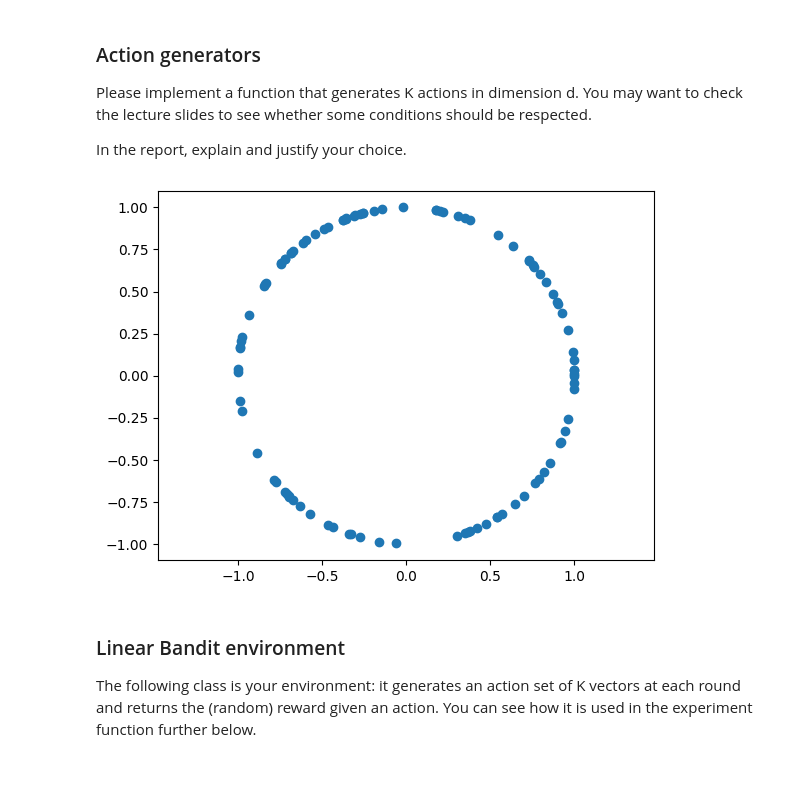
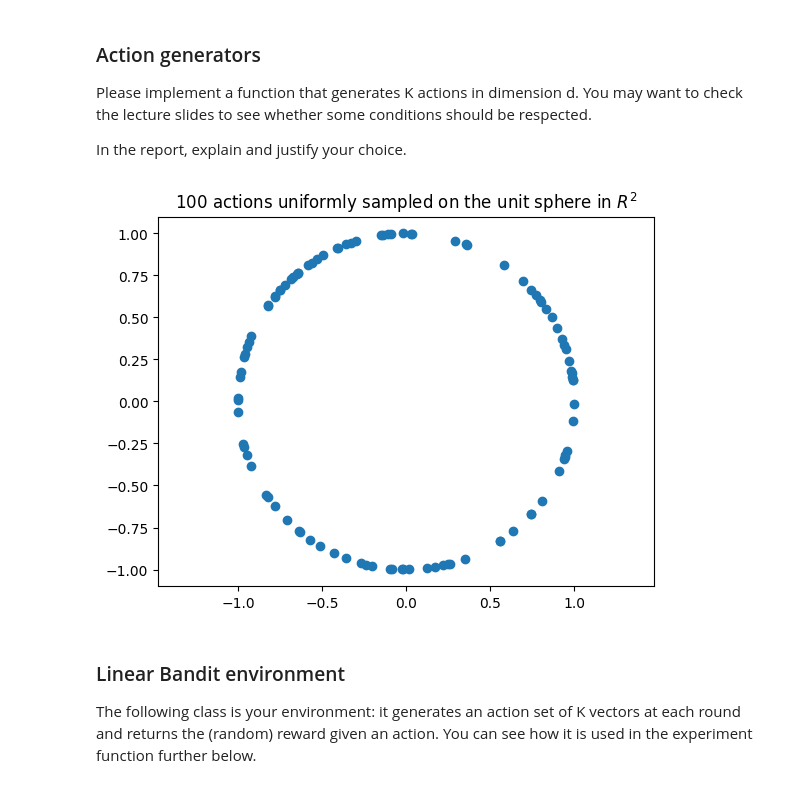
Before and after one commit to gregoirebechade/hw_rl, a Jupyter notebook: StochasticLinearBandits2024_companion_TBC.ipynb, the cells around one changed output. Drawn from its saved outputs; the diff is of its cells as text; code cells hidden in the pictures.

```diff
--- a/StochasticLinearBandits2024_companion_TBC.ipynb
+++ b/StochasticLinearBandits2024_companion_TBC.ipynb
@@ -65,26 +65,27 @@ Please implement a function that generates K actions in dimension d. You may wan
 
 In the report, explain and justify your choice.
 # %%
-def ActionsGenerator(K,d, mean=None):
+def ActionsGenerator(K,d):
     """
     K: int -- number of action vectors to be generated
     d : int -- dimension of the action space
     returns : an array of K vectors uniformly sampled on the unit sphere in R^d
     """
     actions = []
     for i in range(K):
         x = np.random.normal(0,1,d)
         x /= np.linalg.norm(x)
         actions.append(x)
     return np.array(actions)
 actions = ActionsGenerator(100,2)
 x, y = actions[:, 0], actions[:, 1]
 
 plt.plot(x, y,  'o')
 plt.axis('equal')
+plt.title(f'100 actions uniformly sampled on the unit sphere in $R^2$')
 plt.show()
 # %% [output]
-[figure, old version]
+[figure, new version]
 # %% [markdown]
 ### Linear Bandit environment
 
```
Also changed, not shown: parts of 6 cells of this notebook.
